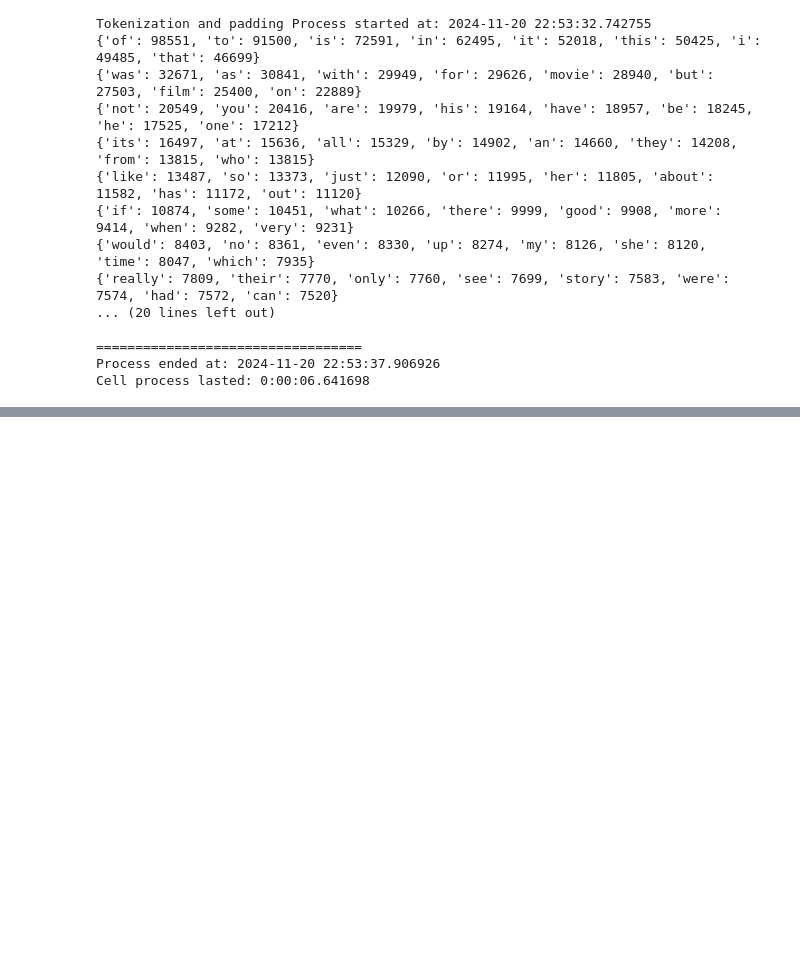
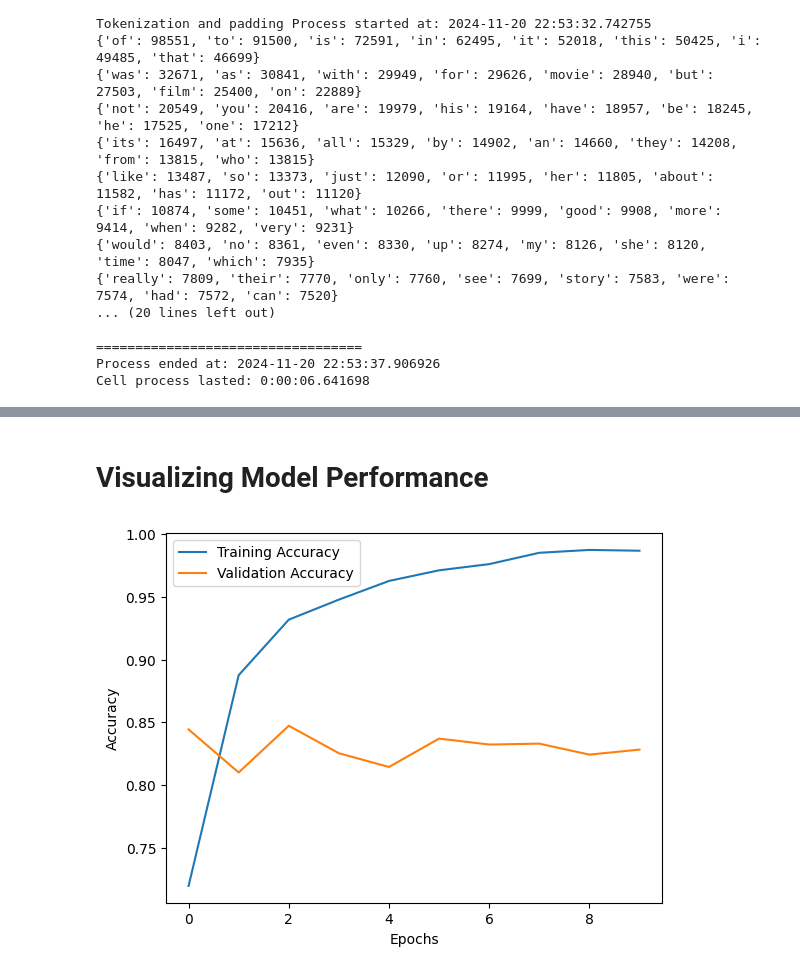
Before and after one commit to rahcoderepo/NLP, a Jupyter notebook: NLP-Assignment/RAH_NLP_Assignment_2_prep_workshop.ipynb, the cells around one changed output, grey strips where cells are left out. Cells and saved outputs as stored; diff of their text form; code cells hidden in the pictures; blank space fills up the shorter version.

```diff
--- a/NLP-Assignment/RAH_NLP_Assignment_2_prep_workshop.ipynb
+++ b/NLP-Assignment/RAH_NLP_Assignment_2_prep_workshop.ipynb
@@ -510,0 +518,4 @@ Record 10849: 1
+# %%
+from sklearn.model_selection import train_test_split
+
+X_train, X_test, y_train, y_test = train_test_split(X, y, test_size=0.2, random_state=42)
@@ -510,0 +524,21 @@ Record 10849: 1
+# %%
+# import tensorflow as tf # (Already Loaded)
+
+#  tf.keras.layers.Embedding(10000, 16, input_length=200),
+#  "input_length" deprecated, Keras can automatically infer the input length from the shape of the training data
+model = tf.keras.Sequential([
+    tf.keras.layers.Embedding(10000, 16),
+    tf.keras.layers.LSTM(64, return_sequences=True),
+    tf.keras.layers.LSTM(32),
+    tf.keras.layers.Dense(24, activation='relu'),
+    tf.keras.layers.Dense(1, activation='sigmoid')
+])
+
+model.compile(
+    loss='binary_crossentropy',
+    optimizer='adam',
+    metrics=['accuracy']
+)
+
+# Default is epochs = 10 / Use epochs = 1 to test that the code works
+history = model.fit(X_train, y_train, epochs=10, validation_split=0.2)
@@ -510,0 +566,13 @@ Record 10849: 1
+# %% [markdown]
+# Visualizing Model Performance
+# %%
+# import matplotlib.pyplot as plt # (Already Loaded)
+
+plt.plot(history.history['accuracy'], label='Training Accuracy')
+plt.plot(history.history['val_accuracy'], label='Validation Accuracy')
+plt.xlabel('Epochs')
+plt.ylabel('Accuracy')
+plt.legend()
+plt.show()
+# %% [output]
+[figure, added]
```
Also changed, not shown: parts of 8 cells of this notebook.
